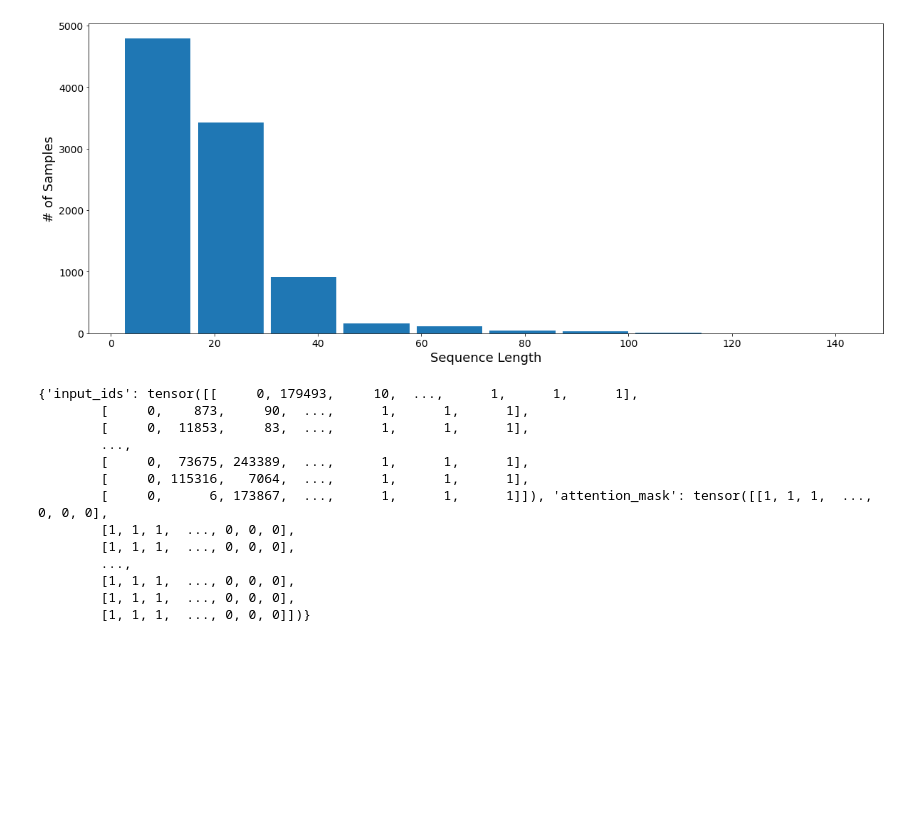
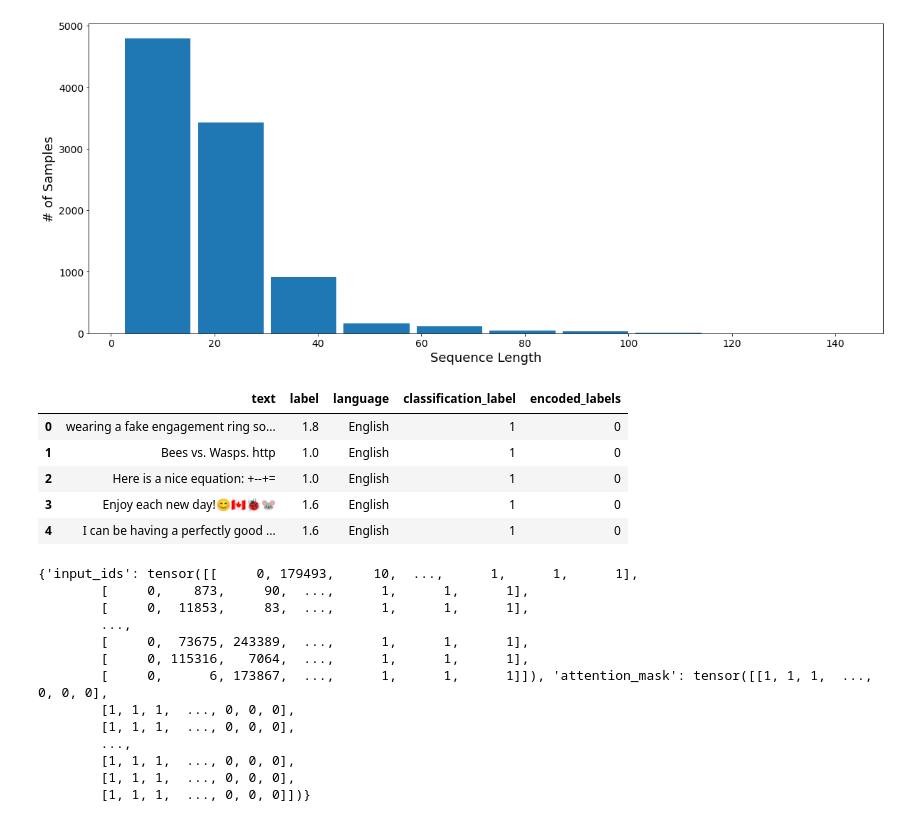
Before and after one commit to sugam11/semeval_multilingual_intimacy_detection, a Jupyter notebook: InitialXLMR.ipynb, the cells around one changed output. Drawn from its saved outputs; the diff is of its cells as text; code cells hidden in the pictures; blank space fills up the shorter version.

```diff
--- a/InitialXLMR.ipynb
+++ b/InitialXLMR.ipynb
@@ -170,3 +173,12 @@ train_target = data['encoded_labels'].values.tolist()
+# %%
+data.head()
+# %% [output]
+|  | text | label | language | classification_label | encoded_labels |
+| 0 | wearing a fake engagement ring so... | 1.8 | English | 1 | 0 |
+| 1 | Bees vs. Wasps. http | 1.0 | English | 1 | 0 |
+| 2 | Here is a nice equation: +--+= | 1.0 | English | 1 | 0 |
+| 3 | Enjoy each new day!😊🇨🇦🐞🐭 | 1.6 | English | 1 | 0 |
+| 4 | I can be having a perfectly good ... | 1.6 | English | 1 | 0 |
 # %%
 # tokenize
 
```
Also changed, not shown: parts of 16 cells of this notebook.
